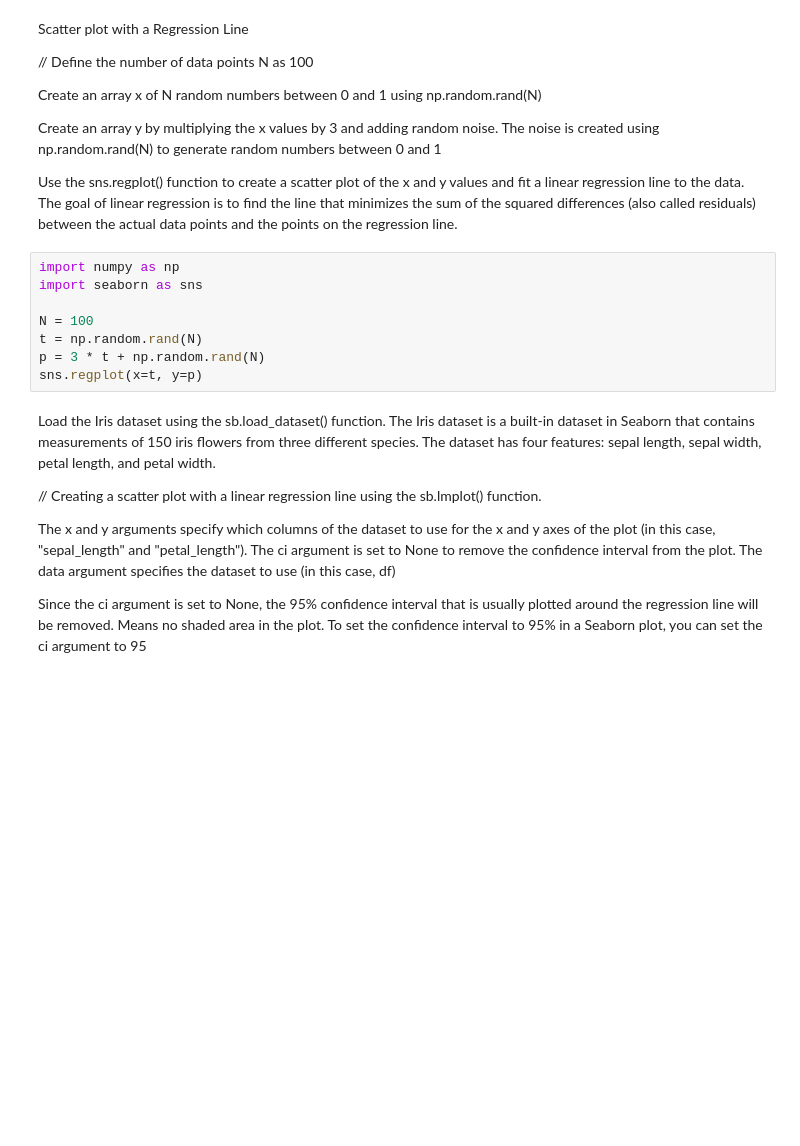
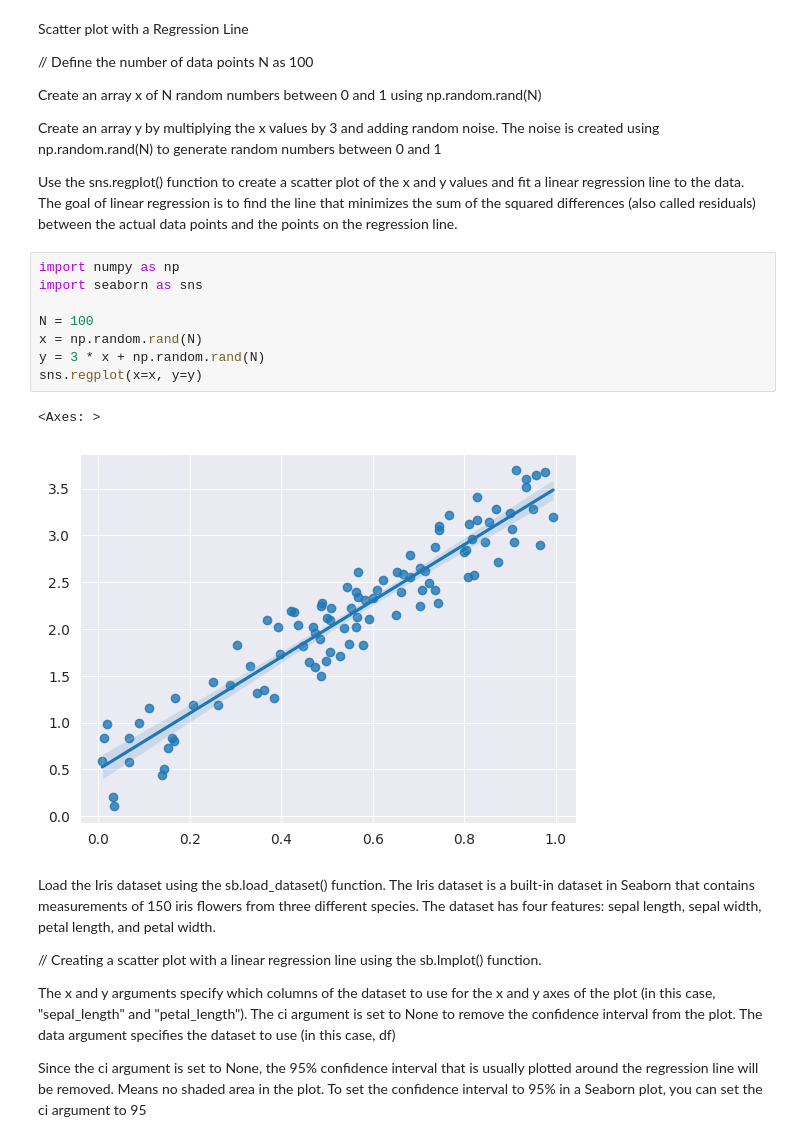
Before and after one commit to atpekbas/redi-data-analytics, a Jupyter notebook: Exercises/4-Exercise.ipynb, the cells around one changed output. Saved outputs shown, nothing was run; the diff lists cells and outputs as text; blank space fills up the shorter version.

```diff
--- a/Exercises/4-Exercise.ipynb
+++ b/Exercises/4-Exercise.ipynb
@@ -109,11 +118,14 @@ Use the sns.regplot() function to create a scatter plot of the x and y values an
 # %%
 import numpy as np
 import seaborn as sns
 
 N = 100
-t = np.random.rand(N)
-p = 3 * t + np.random.rand(N)
-sns.regplot(x=t, y=p)
+x = np.random.rand(N)
+y = 3 * x + np.random.rand(N)
+sns.regplot(x=x, y=y)
+# %% [output]
+<Axes: >
+[figure, added]
 # %% [markdown]
 Load the Iris dataset using the sb.load_dataset() function. The Iris dataset is a built-in dataset in Seaborn that contains measurements of 150 iris flowers from three different species. The dataset has four features: sepal length, sepal width, petal length, and petal width.
 
```
Also changed, not shown: parts of 25 cells of this notebook, 6 other files.
